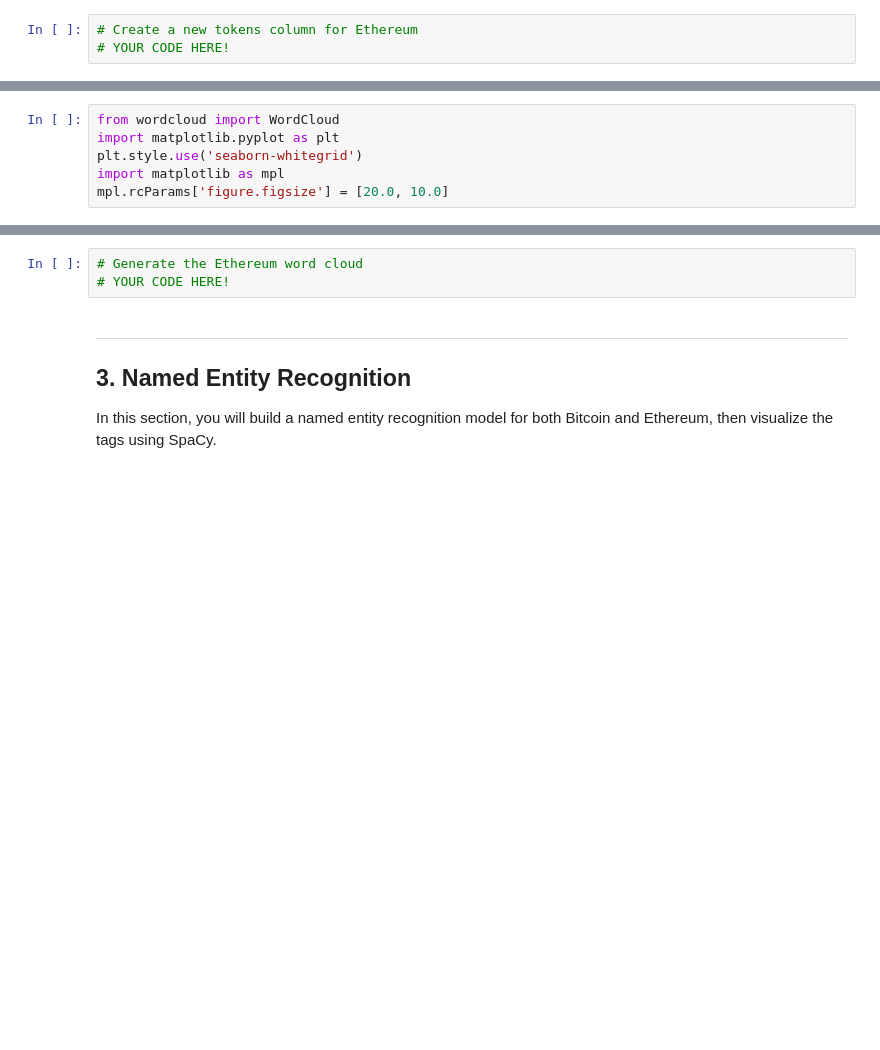
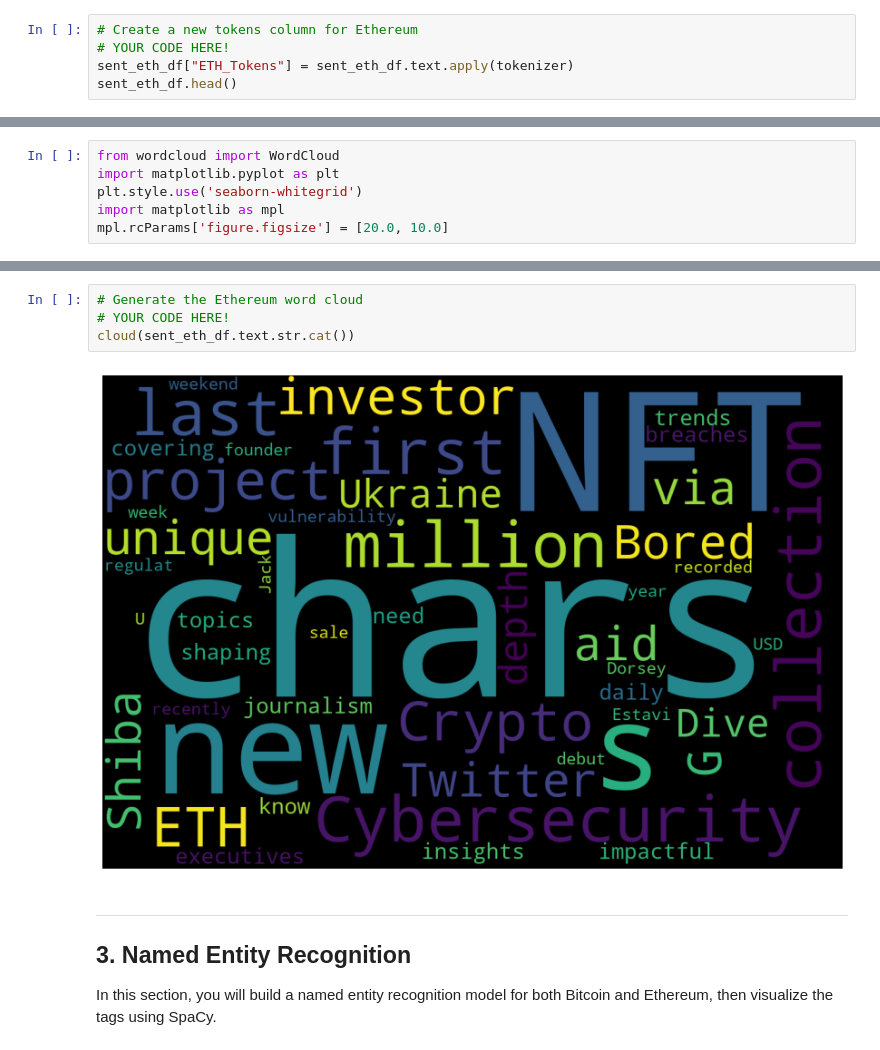
Before and after one commit to jaymemichelle/NLP_homework, a Jupyter notebook: crypto_sentiment.ipynb, the cells around one changed output, grey strips where cells are left out. Cells and saved outputs as stored; diff of their text form; blank space fills up the shorter version.

```diff
--- a/crypto_sentiment.ipynb
+++ b/crypto_sentiment.ipynb
@@ -148,3 +242,5 @@ def tokenizer(text):
 # %%
 # Create a new tokens column for Ethereum
 # YOUR CODE HERE!
+sent_eth_df["ETH_Tokens"] = sent_eth_df.text.apply(tokenizer)
+sent_eth_df.head()
@@ -200,6 +323,9 @@ plt.imshow(wc)
 # %%
 # Generate the Ethereum word cloud
 # YOUR CODE HERE!
+cloud(sent_eth_df.text.str.cat())
+# %% [output]
+[figure, added]
 # %% [markdown]
 ---
 ## 3. Named Entity Recognition
```
Also changed, not shown: parts of 32 cells of this notebook, 6 other files.
